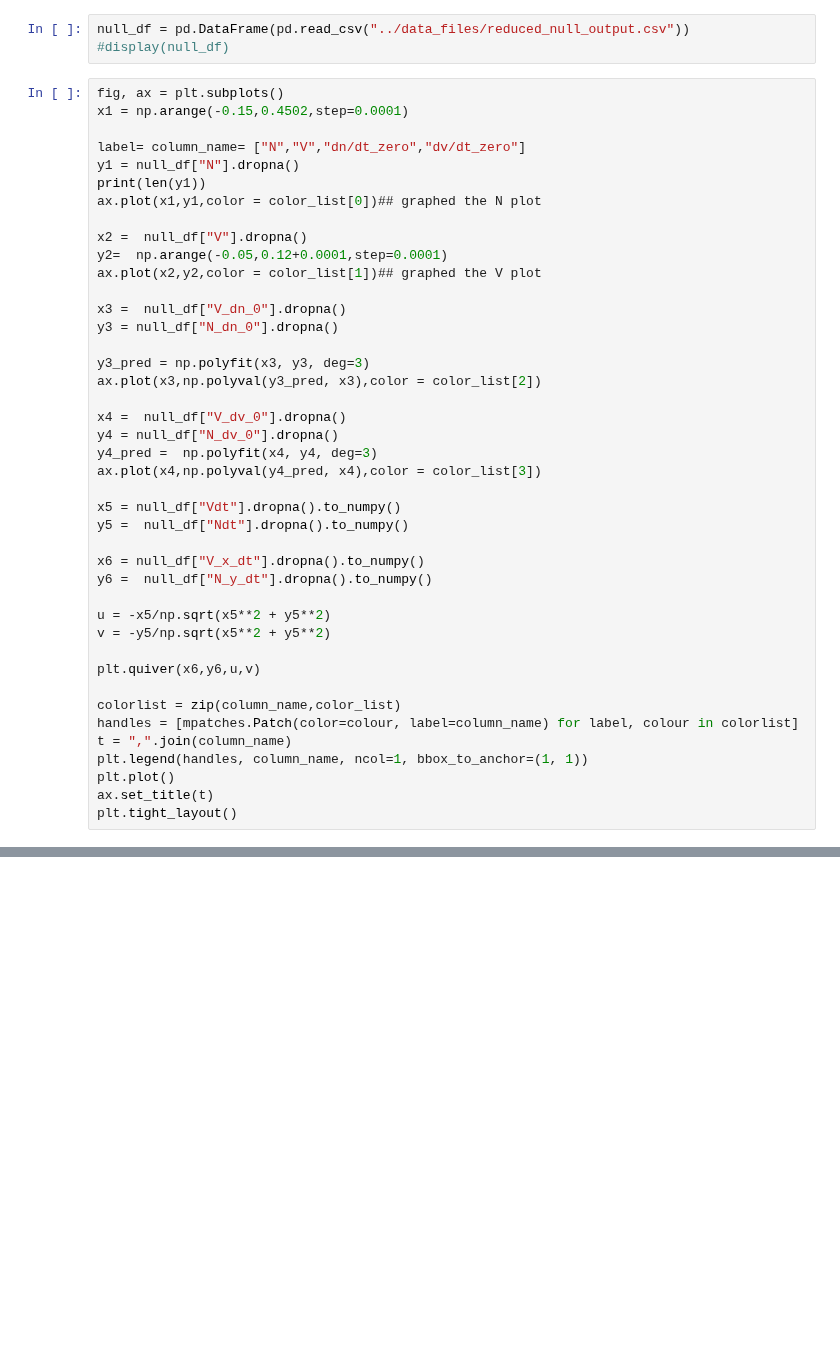
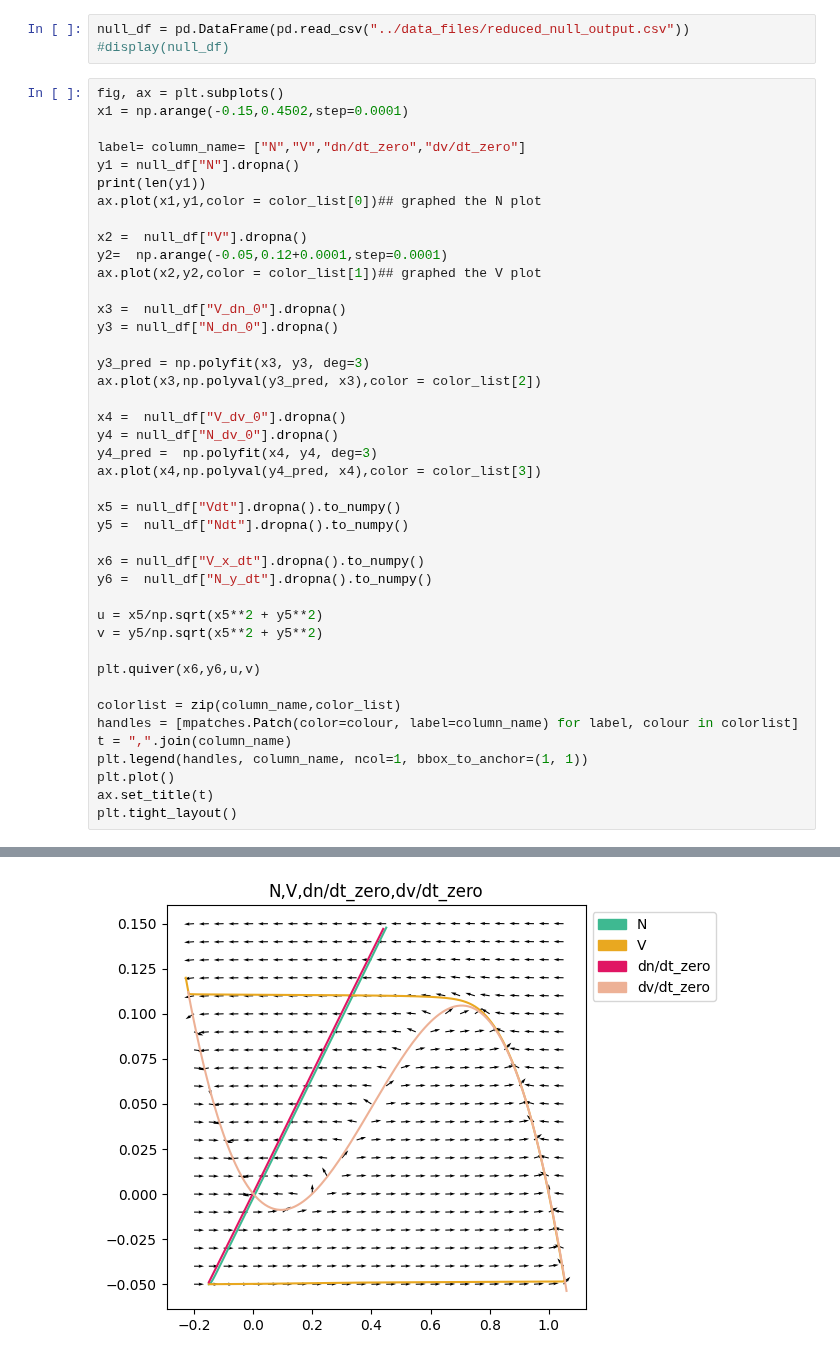
Before and after one commit to apapangelapeng/Neuron-Model, a Jupyter notebook: jackson_graphing/Propogate_AP.ipynb, the cells around one changed output, grey strips where cells are left out. Drawn from its saved outputs; the diff is of its cells as text; blank space fills up the shorter version.

```diff
--- a/jackson_graphing/Propogate_AP.ipynb
+++ b/jackson_graphing/Propogate_AP.ipynb
@@ -123,8 +143,8 @@ y5 =  null_df["Ndt"].dropna().to_numpy()
 x6 = null_df["V_x_dt"].dropna().to_numpy()
 y6 =  null_df["N_y_dt"].dropna().to_numpy()
 
-u = -x5/np.sqrt(x5**2 + y5**2)
-v = -y5/np.sqrt(x5**2 + y5**2)
+u = x5/np.sqrt(x5**2 + y5**2)
+v = y5/np.sqrt(x5**2 + y5**2)
 
 plt.quiver(x6,y6,u,v)
 
@@ -135,3 +155,4 @@ plt.legend(handles, column_name, ncol=1, bbox_to_anchor=(1, 1))
 plt.plot()
 ax.set_title(t)
 plt.tight_layout()
+# %% [output]
@@ -138,2 +160,3 @@ plt.tight_layout()
+[figure, added]
 # %%
 fig, ax = plt.subplots()
```
Also changed, not shown: parts of 5 cells of this notebook, 1 other file.
